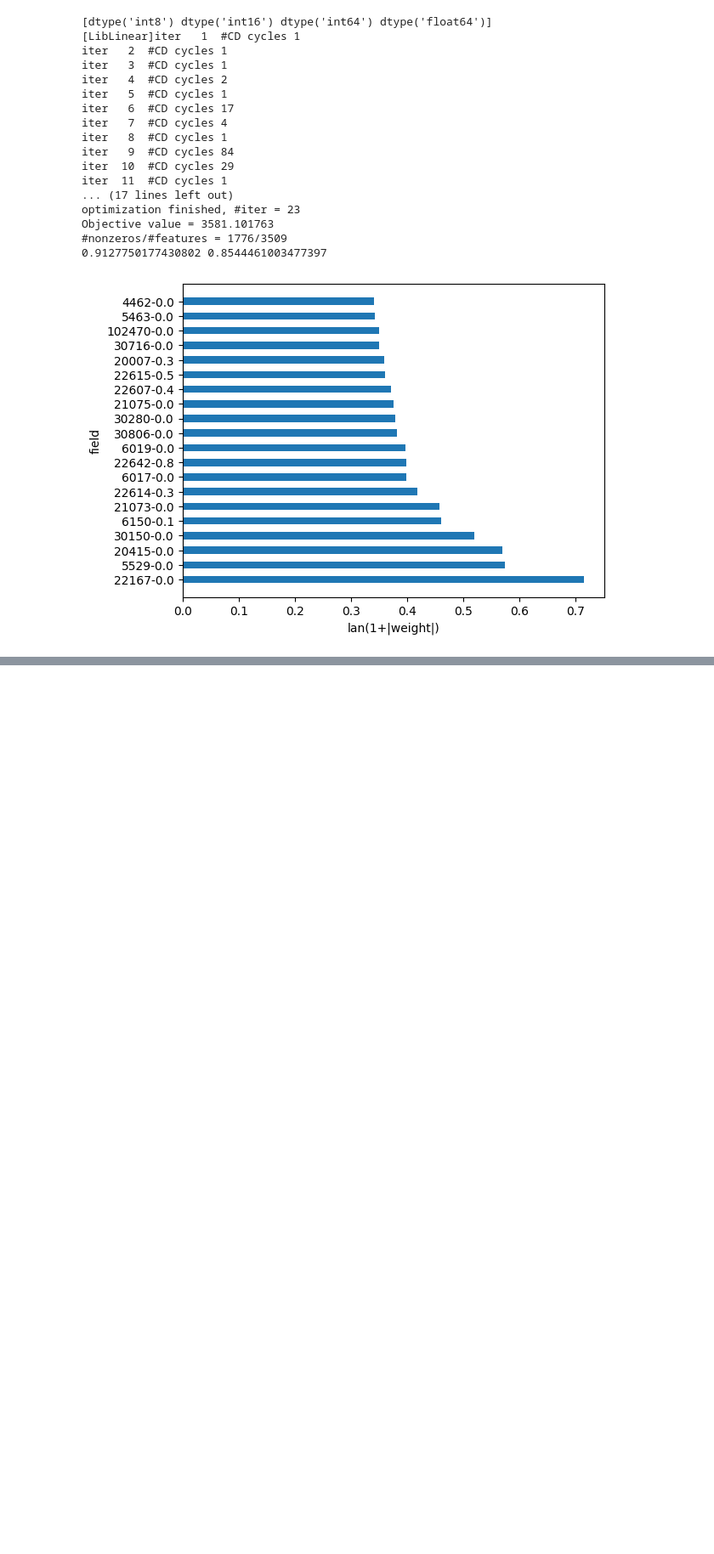
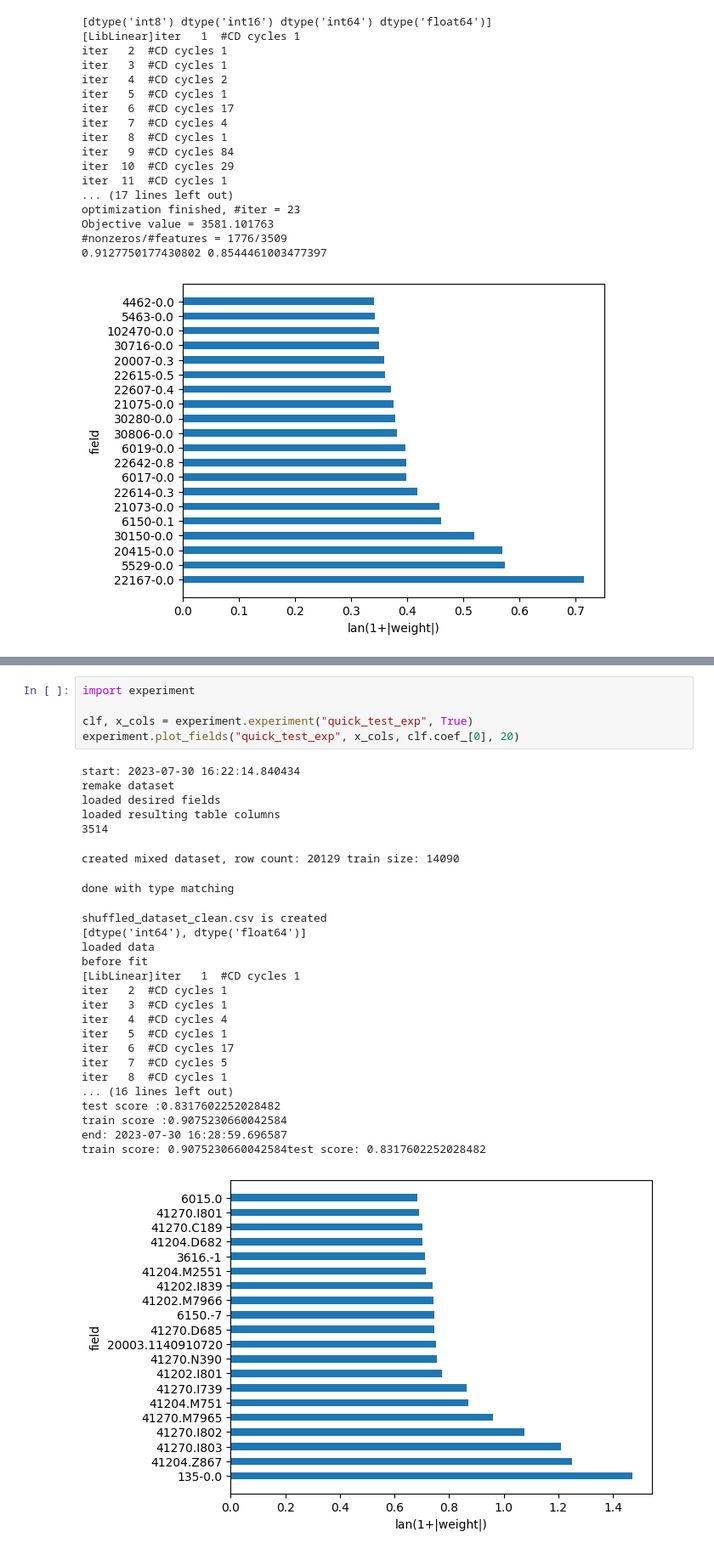
Before and after one commit to Ronemisimus/DVT_Machine_Learning_Research, a Jupyter notebook: server_files/tests.ipynb, the cells around one changed output, grey strips where cells are left out. Shown at 85% size. Saved outputs shown, nothing was run; the diff lists cells and outputs as text; blank space fills up the shorter version.

```diff
--- a/server_files/tests.ipynb
+++ b/server_files/tests.ipynb
@@ -671,0 +764,31 @@ Objective value = 3581.101763
+# %%
+import experiment
+
+clf, x_cols = experiment.experiment("quick_test_exp", True)
+experiment.plot_fields("quick_test_exp", x_cols, clf.coef_[0], 20)
+# %% [output]
+start: 2023-07-30 16:22:14.840434
+remake dataset
+loaded desired fields
+loaded resulting table columns
+3514
+created mixed dataset, row count: 20129 train size: 14090
+done with type matching
+shuffled_dataset_clean.csv is created
+[dtype('int64'), dtype('float64')]
+loaded data
+before fit
+[LibLinear]iter   1  #CD cycles 1
+iter   2  #CD cycles 1
+iter   3  #CD cycles 1
+iter   4  #CD cycles 4
+iter   5  #CD cycles 1
+iter   6  #CD cycles 17
+iter   7  #CD cycles 5
+iter   8  #CD cycles 1
+... (16 lines left out)
+test score :0.8317602252028482
+train score :0.9075230660042584
+end: 2023-07-30 16:28:59.696587
+train score: 0.9075230660042584test score: 0.8317602252028482
+[figure, added]
```
Also changed, not shown: parts of 8 cells of this notebook, 1 other file.
